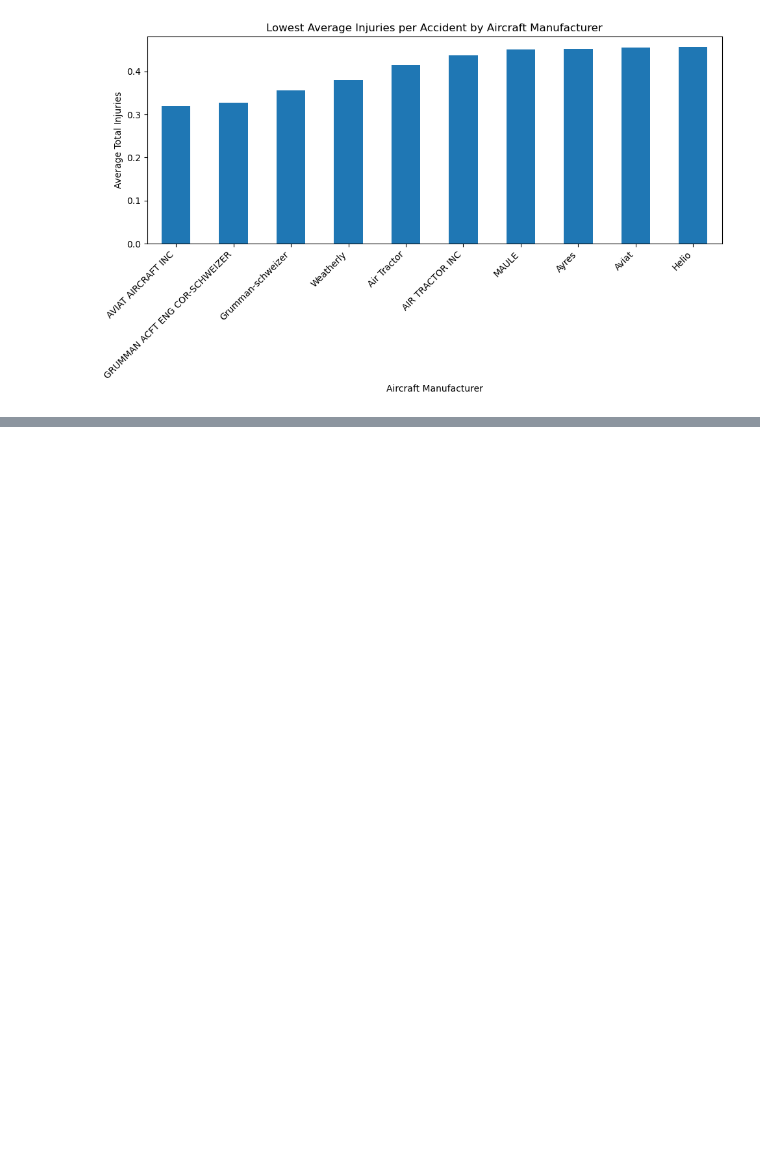
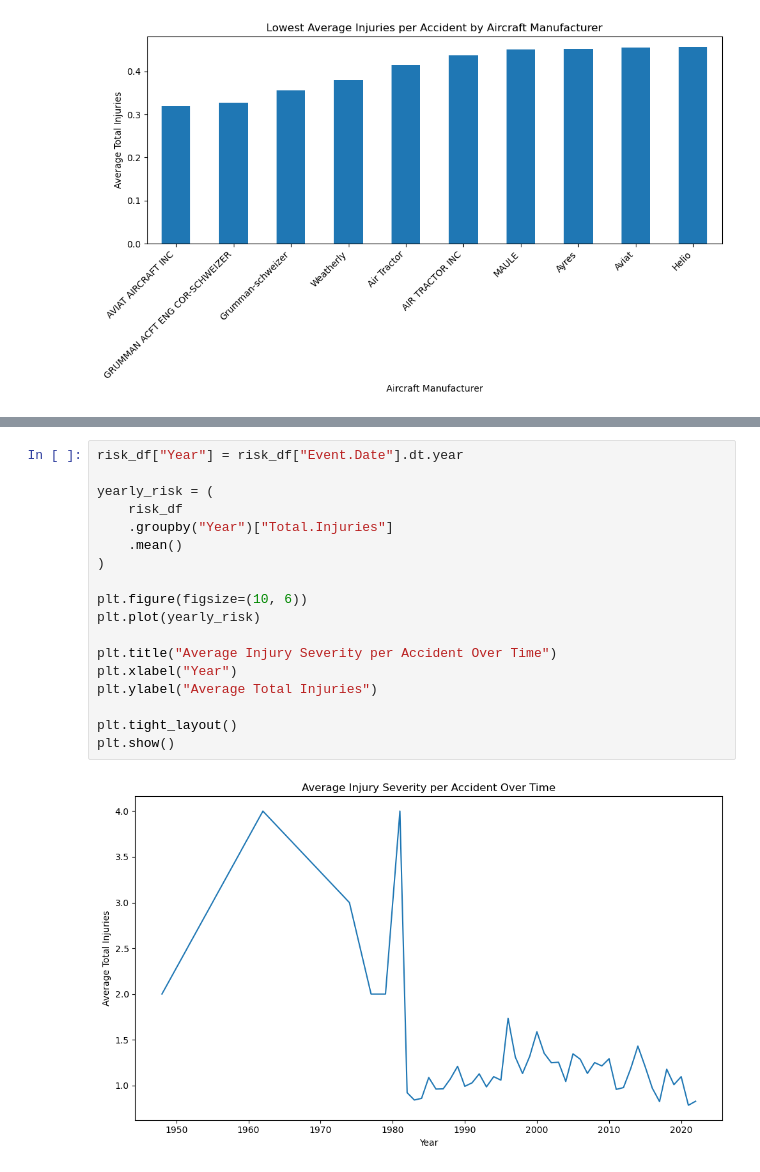
Before and after one commit to michelleotieno12-netizen/aviation-safety-analysis1, a Jupyter notebook: notebooks/01_aviation_safety_analysis.ipynb, the cells around one changed output, grey strips where cells are left out. Drawn from its saved outputs; the diff is of its cells as text; blank space fills up the shorter version.

```diff
--- a/notebooks/01_aviation_safety_analysis.ipynb
+++ b/notebooks/01_aviation_safety_analysis.ipynb
@@ -421,0 +491,20 @@ plt.show()
+# %%
+risk_df["Year"] = risk_df["Event.Date"].dt.year
+
+yearly_risk = (
+    risk_df
+    .groupby("Year")["Total.Injuries"]
+    .mean()
+)
+
+plt.figure(figsize=(10, 6))
+plt.plot(yearly_risk)
+
+plt.title("Average Injury Severity per Accident Over Time")
+plt.xlabel("Year")
+plt.ylabel("Average Total Injuries")
+
+plt.tight_layout()
+plt.show()
+# %% [output]
+[figure, added]
```
Also changed, not shown: parts of 21 cells of this notebook.
